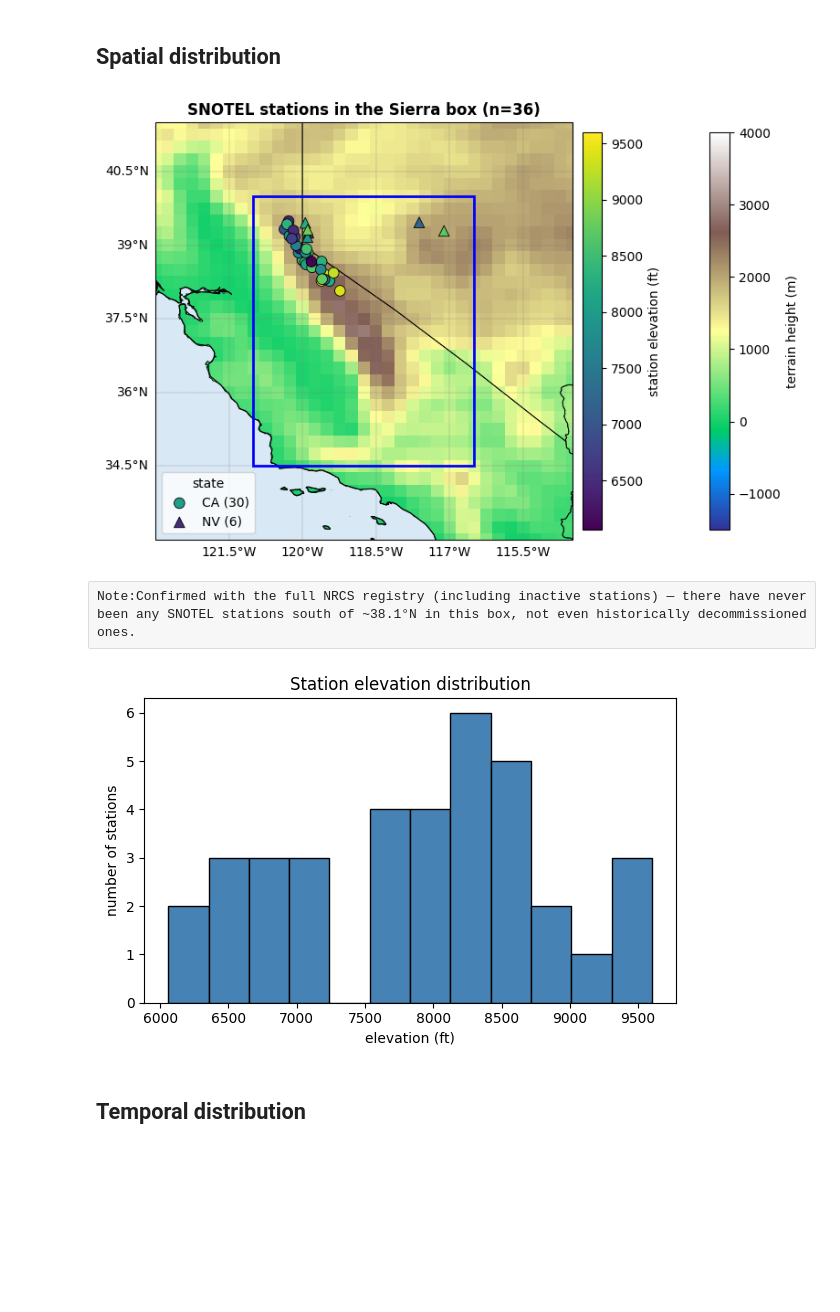
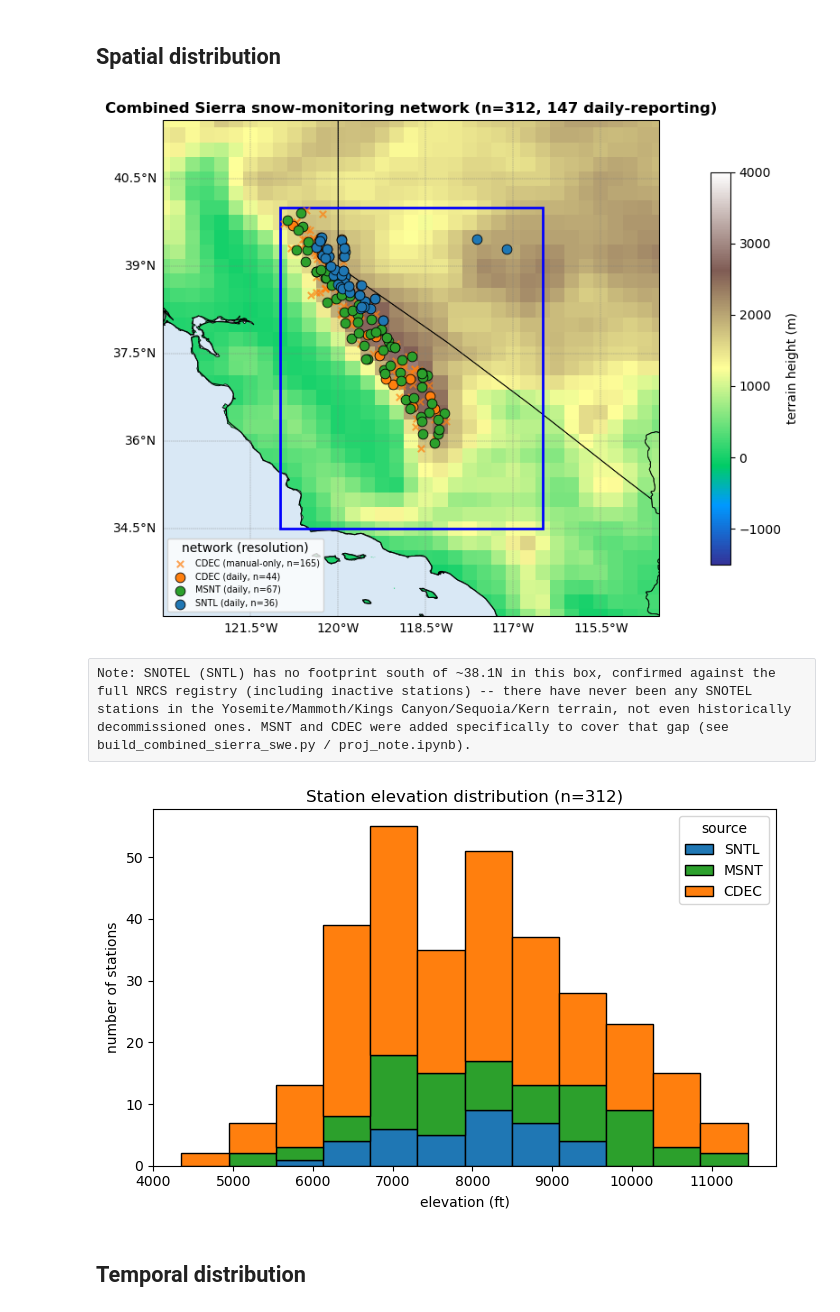
Before and after one commit to ming80302/AR_CA_PROJ, a Jupyter notebook: snotel_box_stations_distribution.ipynb, the cells around one changed output. Drawn from its saved outputs; the diff is of its cells as text; code cells hidden in the pictures; blank space fills up the shorter version.

```diff
--- a/snotel_box_stations_distribution.ipynb
+++ b/snotel_box_stations_distribution.ipynb
@@ -62,11 +105,12 @@ flnm_invariant = (
     'e5.oper.invariant.128_129_z.ll025sc.1979010100_1979010100.nc'
 )
 
-# ERA5 invariant longitude is in 0-360; select with that convention, then
-# shift the coordinate to -180/180 to match the station lat/lon below
-MAP_LON_W_360, MAP_LON_E_360 = SIERRA_LON_W - 2.0, SIERRA_LON_E + 2.0
 MAP_LAT_S, MAP_LAT_N = SIERRA_LAT_S - 1.5, SIERRA_LAT_N + 1.5
+MAP_LON_W, MAP_LON_E = SIERRA_LON_W - 2.0, SIERRA_LON_E + 2.0
 
+# ERA5 invariant longitude is in 0-360; convert the (-180/180) box to that convention
+# for cropping, then shift the result back to -180/180 to match the stations below
+MAP_LON_W_360, MAP_LON_E_360 = MAP_LON_W + 360.0, MAP_LON_E + 360.0
 with xr.open_dataset(flnm_invariant) as ds:
     elevation = (ds['Z'].isel(time=0) / G).sel(
         latitude=slice(MAP_LAT_N, MAP_LAT_S),
@@ -74,8 +118,6 @@ with xr.open_dataset(flnm_invariant) as ds:
     ).load()
 elevation = elevation.assign_coords(longitude=elevation['longitude'] - 360.0)
 elevation = elevation.clip(min=0)
-
-MAP_LON_W, MAP_LON_E = MAP_LON_W_360 - 360.0, MAP_LON_E_360 - 360.0
 # %%
 fig = plt.figure(figsize=(8, 9))
 ax = plt.axes(projection=ccrs.PlateCarree())
@@ -83,57 +125,65 @@ ax.set_extent([MAP_LON_W, MAP_LON_E, MAP_LAT_S, MAP_LAT_N], crs=ccrs.PlateCarree
 
 terrain = ax.pcolormesh(
     elevation['longitude'], elevation['latitude'], elevation,
     cmap='terrain', vmin=-1500, vmax=4000,
     shading='auto', transform=ccrs.PlateCarree(), zorder=0,
 )
 cbar = plt.colorbar(terrain, ax=ax, orientation='vertical', shrink=0.5, pad=0.08)
 cbar.set_label('terrain height (m)')
 
 ax.add_feature(cfeature.OCEAN, facecolor='#d9e8f5', zorder=1)
 ax.coastlines(resolution='50m', linewidth=0.8, zorder=2)
 ax.add_feature(cfeature.STATES, linewidth=0.6, edgecolor='black', zorder=2)
 
 box = mpatches.Rectangle(
     (SIERRA_LON_W, SIERRA_LAT_S), SIERRA_LON_E - SIERRA_LON_W, SIERRA_LAT_N - SIERRA_LAT_S,
     linewidth=2, edgecolor='blue', facecolor='none', zorder=3,
     transform=ccrs.PlateCarree(),
 )
 ax.add_patch(box)
 
-markers = {'CA': 'o', 'NV': '^'}
-for state, grp in stations.groupby('state'):
-    sc = ax.scatter(
-        grp['longitude'], grp['latitude'], c=grp['elevation_ft'],
-        cmap='viridis', vmin=stations['elevation_ft'].min(), vmax=stations['elevation_ft'].max(),
-        s=70, marker=markers.get(state, 's'), edgecolor='black', linewidth=0.6,
-        transform=ccrs.PlateCarree(), zorder=4, label=f'{state} ({len(grp)})',
+source_colors = {'SNTL': 'tab:blue', 'MSNT': 'tab:green', 'CDEC': 'tab:orange'}
+for (source, daily), grp in stations.groupby(['source', 'daily']):
+    label = f"{source} ({'daily' if daily else 'manual-only'}, n={len(grp)})"
+    scatter_kwargs = dict(edgecolor='black', linewidth=0.6) if daily else {}
+    ax.scatter(
+        grp['longitude'], grp['latitude'],
+        s=60 if daily else 28, marker='o' if daily else 'x',
+        color=source_colors[source], alpha=1.0 if daily else 0.7,
+        transform=ccrs.PlateCarree(), zorder=5 if daily else 4, label=label,
+        **scatter_kwargs,
     )
-
-cbar2 = plt.colorbar(sc, ax=ax, orientation='vertical', shrink=0.5, pad=0.02)
-cbar2.set_label('station elevation (ft)')
 
 gl = ax.gridlines(draw_labels=True, linewidth=0.3, linestyle='--', color='gray')
 gl.top_labels = False
 gl.right_labels = False
 
-ax.legend(loc='lower left', title='state')
-ax.set_title(f'SNOTEL stations in the Sierra box (n={len(stations)})',
+ax.legend(loc='lower left', fontsize=7, title='network (resolution)')
+ax.set_title(f'Combined Sierra snow-monitoring network (n={len(stations)}, '
+             f'{stations.daily.sum()} daily-reporting)',
              fontsize=12, fontweight='bold')
 plt.tight_layout()
 plt.show()
 # %% [output]
-[figure, old version]
+[figure, new version]
 # %% [raw]
-Note:Confirmed with the full NRCS registry (including inactive stations) — there have never been any SNOTEL stations south of ~38.1°N in this box, not even historically decommissioned ones.
+Note: SNOTEL (SNTL) has no footprint south of ~38.1N in this box, confirmed against the full NRCS registry (including inactive stations) -- there have never been any SNOTEL stations in the Yosemite/Mammoth/Kings Canyon/Sequoia/Kern terrain, not even historically decommissioned ones. MSNT and CDEC were added specifically to cover that gap (see build_combined_sierra_swe.py / proj_note.ipynb).
 # %%
-fig, ax = plt.subplots(figsize=(6, 4))
-ax.hist(stations['elevation_ft'], bins=12, color='steelblue', edgecolor='black')
+fig, ax = plt.subplots(figsize=(7, 4.5))
+source_order = ['SNTL', 'MSNT', 'CDEC']
+bins = np.linspace(stations['elevation_ft'].min(), stations['elevation_ft'].max(), 13)
+ax.hist(
+    [stations.loc[stations.source == s, 'elevation_ft'] for s in source_order],
+    bins=bins, stacked=True, color=[source_colors[s] for s in source_order],
+    edgecolor='black', label=source_order,
+)
 ax.set_xlabel('elevation (ft)')
 ax.set_ylabel('number of stations')
-ax.set_title('Station elevation distribution')
+ax.set_title(f'Station elevation distribution (n={len(stations)})')
+ax.legend(title='source')
 plt.tight_layout()
 plt.show()
 # %% [output]
-[figure, old version]
+[figure, new version]
 # %% [markdown]
 ## Temporal distribution
```
Also changed, not shown: parts of 18 cells of this notebook, 1 other file.
